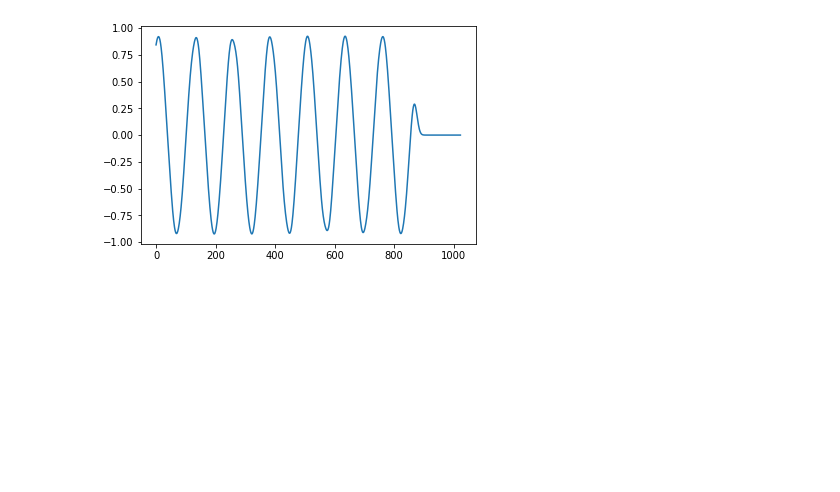
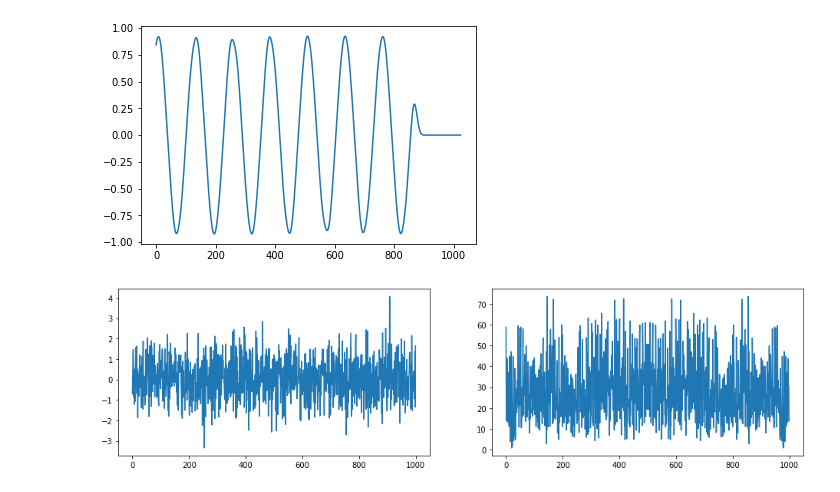
Before and after one commit to ryuz/training, a Jupyter notebook: digital_filter/DeltaSigma.ipynb, the cells around one changed output. Cells and saved outputs as stored; diff of their text form; code cells hidden in the pictures; blank space fills up the shorter version.

```diff
--- a/digital_filter/DeltaSigma.ipynb
+++ b/digital_filter/DeltaSigma.ipynb
@@ -44,3 +55,17 @@ plt.plot(yy)
 # %% [output]
 [<matplotlib.lines.Line2D at 0x...>]
 [figure]
+# %%
+# ホワイトノイズを作成
+x =  np.random.normal(0, 1.0, 1000)
+X = np.fft.fft(x)
+
+# 表示
+fig = plt.figure(figsize=(16, 4))
+ax_x = fig.add_subplot(121)
+ax_x.plot(x)
+ax_X = fig.add_subplot(122)
+ax_X.plot(np.abs(X))
+plt.show()
+# %% [output]
+[figure, added]
```
Also changed, not shown: parts of 7 cells of this notebook.
